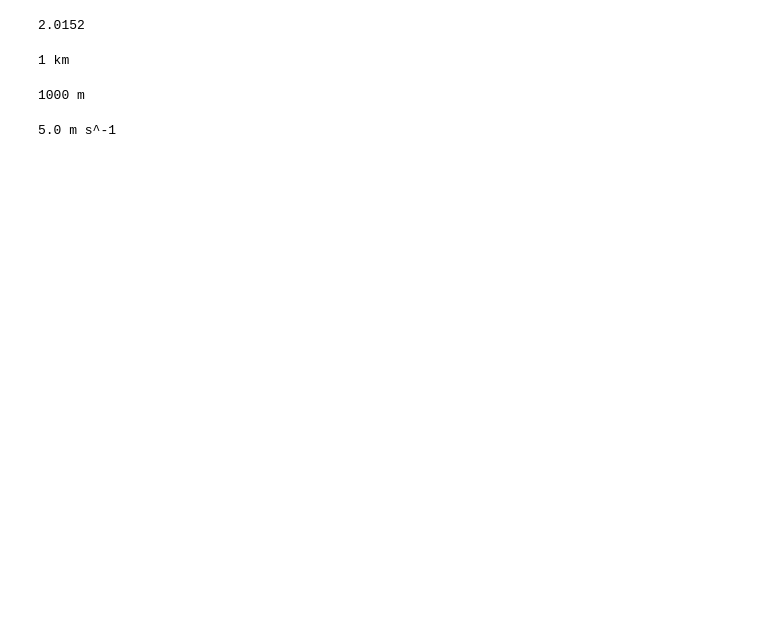
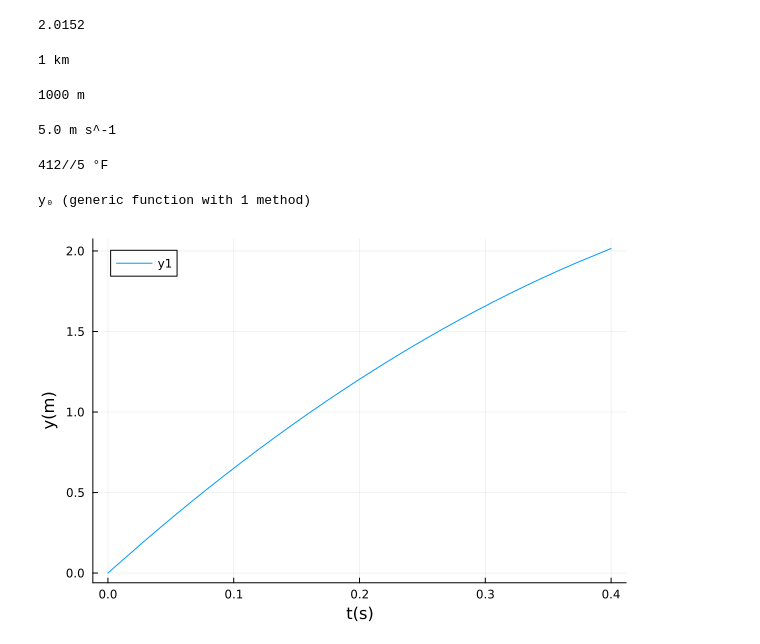
Before and after one commit to LaurentiuStoleriu/julia, a Jupyter notebook: 2021DataSci/Basics.ipynb, the cells around one changed output. Saved outputs shown, nothing was run; the diff lists cells and outputs as text; code cells hidden in the pictures; blank space fills up the shorter version.

```diff
--- a/2021DataSci/Basics.ipynb
+++ b/2021DataSci/Basics.ipynb
@@ -32,3 +46,7 @@ dist_m = uconvert(u"m", dist_km)
 v = Δx / Δt
 # %% [output]
 5.0 m s^-1
+# %%
+28u"°C" |> u"°F"
+# %% [output]
+412//5 °F
@@ -34,0 +55,9 @@ v = Δx / Δt
+# %%
+y₀(t) = v₀ * t - g * t^2 / 2
+# %% [output]
+y₀ (generic function with 1 method)
+# %%
+plot(y₀, 0, 0.4)
+plot!(xlab="t(s)", ylab="y(m)")
+# %% [output]
+[figure, added]
```
Also changed, not shown: parts of 7 cells of this notebook.
